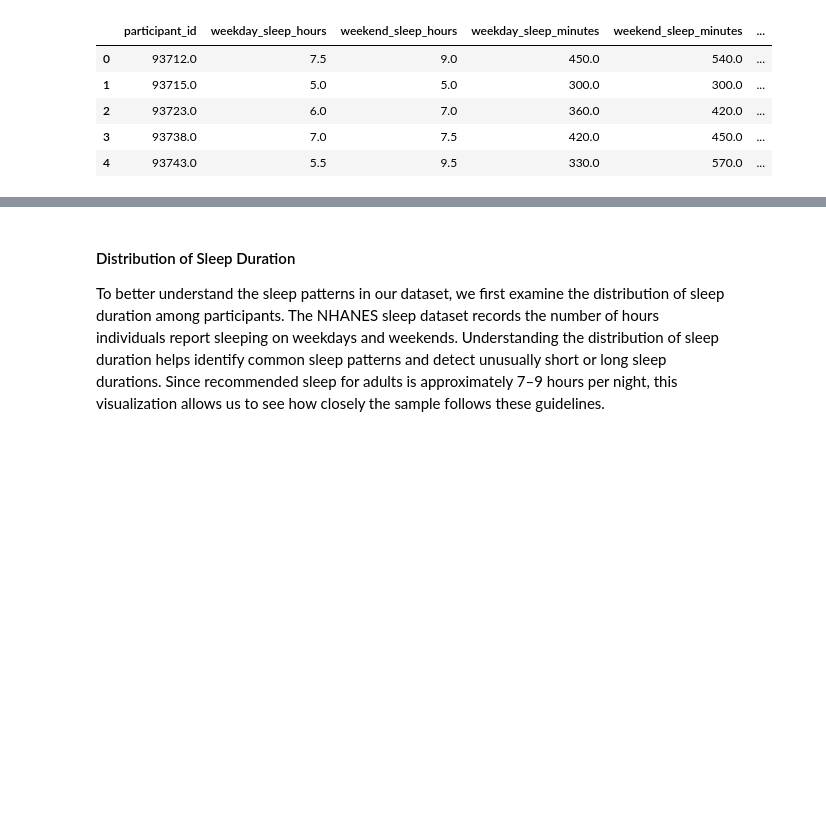
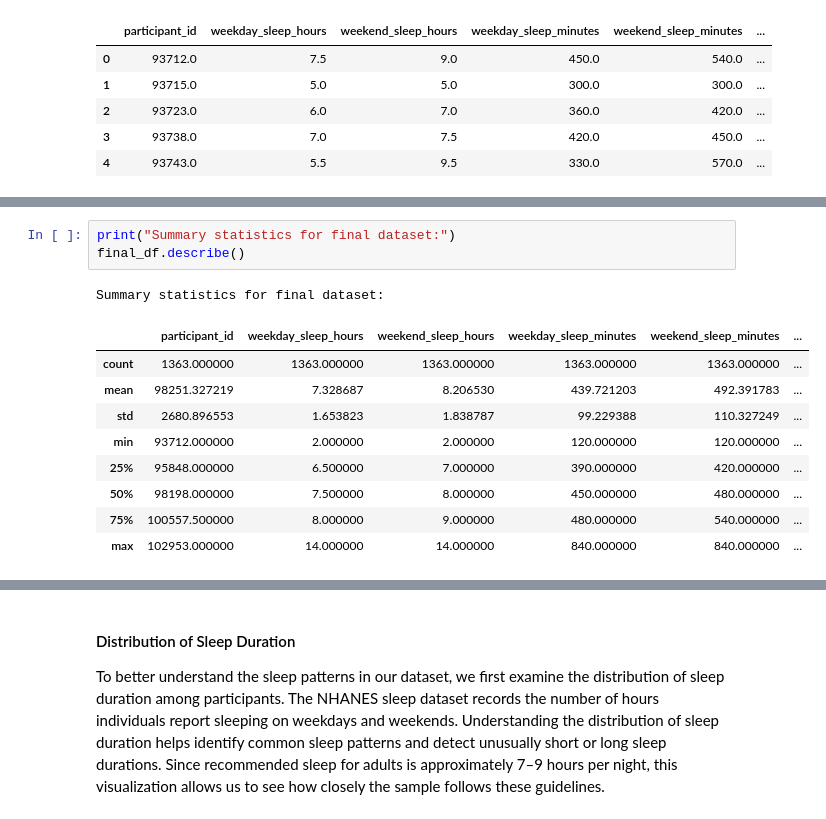
Before and after one commit to COGS108/Group070_WI26, a Jupyter notebook: 02-EDACheckpoint.ipynb, the cells around one changed output, grey strips where cells are left out. Saved outputs shown, nothing was run; the diff lists cells and outputs as text; blank space fills up the shorter version.

```diff
--- a/02-EDACheckpoint.ipynb
+++ b/02-EDACheckpoint.ipynb
@@ -389,0 +436,14 @@ Please note that you should consider the use of python modules in your work.  An
+# %%
+print("Summary statistics for final dataset:")
+final_df.describe()
+# %% [output]
+Summary statistics for final dataset:
+|  | participant_id | weekday_sleep_hours | weekend_sleep_hours | weekday_sleep_minutes | weekend_sleep_minutes | ... |
+| count | 1363.000000 | 1363.000000 | 1363.000000 | 1363.000000 | 1363.000000 | ... |
+| mean | 98251.327219 | 7.328687 | 8.206530 | 439.721203 | 492.391783 | ... |
+| std | 2680.896553 | 1.653823 | 1.838787 | 99.229388 | 110.327249 | ... |
+| min | 93712.000000 | 2.000000 | 2.000000 | 120.000000 | 120.000000 | ... |
+| 25% | 95848.000000 | 6.500000 | 7.000000 | 390.000000 | 420.000000 | ... |
+| 50% | 98198.000000 | 7.500000 | 8.000000 | 450.000000 | 480.000000 | ... |
+| 75% | 100557.500000 | 8.000000 | 9.000000 | 480.000000 | 540.000000 | ... |
+| max | 102953.000000 | 14.000000 | 14.000000 | 840.000000 | 840.000000 | ... |
```
Also changed, not shown: parts of 18 cells of this notebook.
